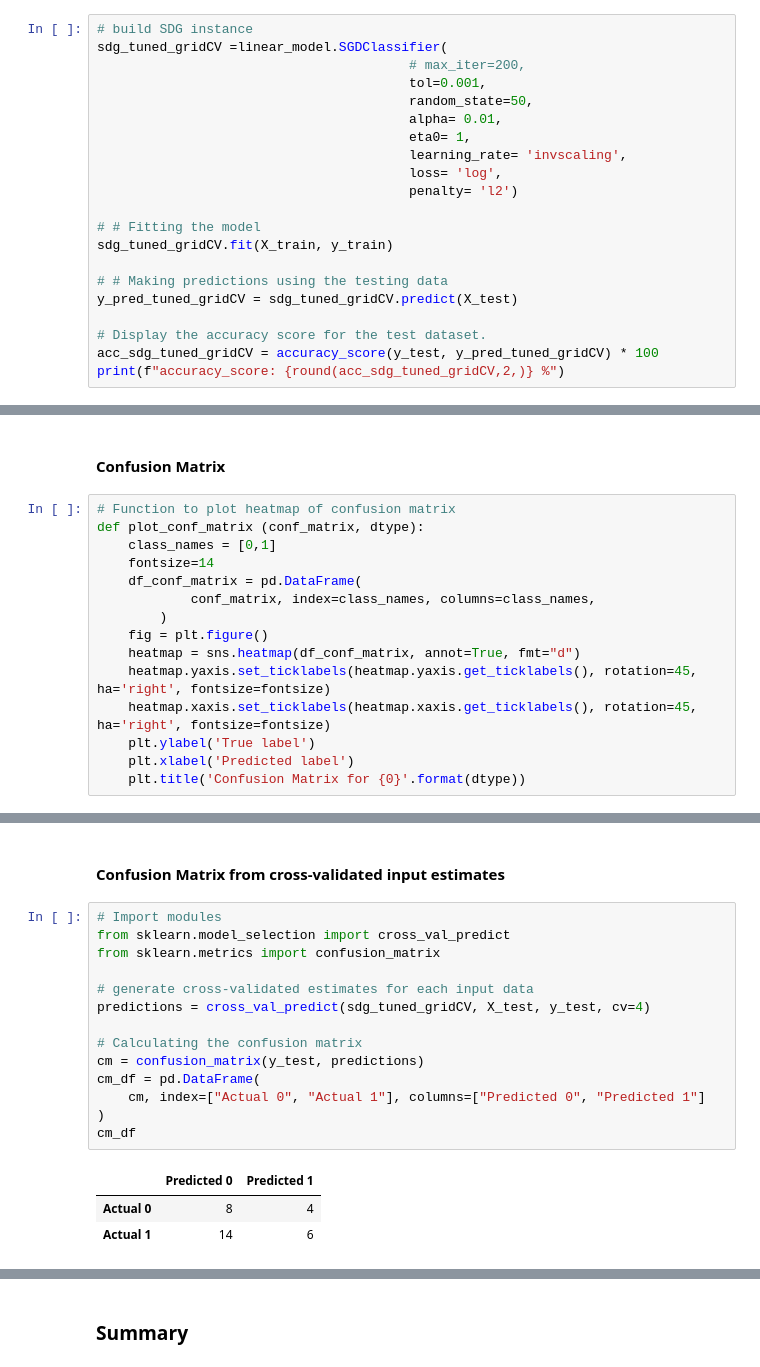
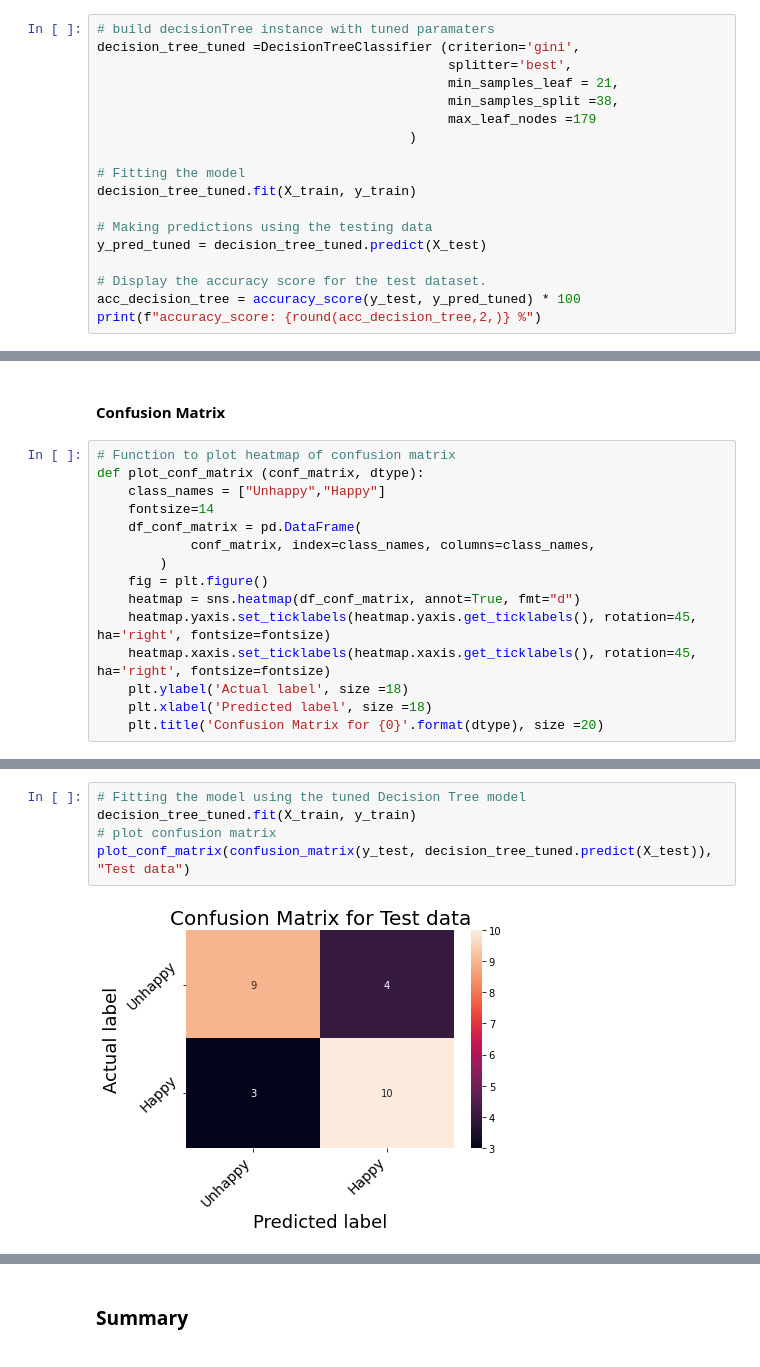
Before and after one commit to Jayplect/Customers-satisfaction, a Jupyter notebook: happiness_survey.ipynb, the cells around one changed output, grey strips where cells are left out. Saved outputs shown, nothing was run; the diff lists cells and outputs as text.

```diff
--- a/happiness_survey.ipynb
+++ b/happiness_survey.ipynb
@@ -528,22 +585,19 @@ Fitting 5 folds for each of 12960 candidates, totalling 64800 fits
 # %%
-# build SDG instance
-sdg_tuned_gridCV =linear_model.SGDClassifier(
-                                        # max_iter=200,
-                                        tol=0.001,
-                                        random_state=50,
-                                        alpha= 0.01,
-                                        eta0= 1,
-                                        learning_rate= 'invscaling',
-                                        loss= 'log',
-                                        penalty= 'l2')
+# build decisionTree instance with tuned paramaters
+decision_tree_tuned =DecisionTreeClassifier (criterion='gini',
+                                             splitter='best',
+                                             min_samples_leaf = 21,
+                                             min_samples_split =38,
+                                             max_leaf_nodes =179
+                                        )
 
-# # Fitting the model
-sdg_tuned_gridCV.fit(X_train, y_train)
+# Fitting the model
+decision_tree_tuned.fit(X_train, y_train)
 
-# # Making predictions using the testing data
-y_pred_tuned_gridCV = sdg_tuned_gridCV.predict(X_test)
+# Making predictions using the testing data
+y_pred_tuned = decision_tree_tuned.predict(X_test)
 
 # Display the accuracy score for the test dataset.
-acc_sdg_tuned_gridCV = accuracy_score(y_test, y_pred_tuned_gridCV) * 100
-print(f"accuracy_score: {round(acc_sdg_tuned_gridCV,2,)} %")
+acc_decision_tree = accuracy_score(y_test, y_pred_tuned) * 100
+print(f"accuracy_score: {round(acc_decision_tree,2,)} %")
 # %% [output]
@@ -555,7 +611,7 @@ accuracy_score: 62.5 %
 # %%
 # Function to plot heatmap of confusion matrix
 def plot_conf_matrix (conf_matrix, dtype):
-    class_names = [0,1]
+    class_names = ["Unhappy","Happy"]
     fontsize=14
     df_conf_matrix = pd.DataFrame(
             conf_matrix, index=class_names, columns=class_names,
@@ -564,6 +620,6 @@ def plot_conf_matrix (conf_matrix, dtype):
     heatmap = sns.heatmap(df_conf_matrix, annot=True, fmt="d")
     heatmap.yaxis.set_ticklabels(heatmap.yaxis.get_ticklabels(), rotation=45, ha='right', fontsize=fontsize)
     heatmap.xaxis.set_ticklabels(heatmap.xaxis.get_ticklabels(), rotation=45, ha='right', fontsize=fontsize)
-    plt.ylabel('True label')
-    plt.xlabel('Predicted label')
-    plt.title('Confusion Matrix for {0}'.format(dtype))
+    plt.ylabel('Actual label', size =18)
+    plt.xlabel('Predicted label', size =18)
+    plt.title('Confusion Matrix for {0}'.format(dtype), size =20)
@@ -575,20 +626,7 @@ plot_conf_matrix(confusion_matrix(y_test, sdg_tuned_gridCV.predict(X_test)), "Te
-# %% [markdown]
-#### Confusion Matrix from cross-validated input estimates
-# %%
-# Import modules
-from sklearn.model_selection import cross_val_predict
-from sklearn.metrics import confusion_matrix
-
-# generate cross-validated estimates for each input data
-predictions = cross_val_predict(sdg_tuned_gridCV, X_test, y_test, cv=4)
-
-# Calculating the confusion matrix
-cm = confusion_matrix(y_test, predictions)
-cm_df = pd.DataFrame(
-    cm, index=["Actual 0", "Actual 1"], columns=["Predicted 0", "Predicted 1"]
-)
-cm_df
-# %% [output]
-|  | Predicted 0 | Predicted 1 |
-| Actual 0 | 8 | 4 |
-| Actual 1 | 14 | 6 |
+# %%
+# Fitting the model using the tuned Decision Tree model
+decision_tree_tuned.fit(X_train, y_train)
+# plot confusion matrix
+plot_conf_matrix(confusion_matrix(y_test, decision_tree_tuned.predict(X_test)), "Test data")
+# %% [output]
+[figure, added]
```
Also changed, not shown: parts of 75 cells of this notebook.
